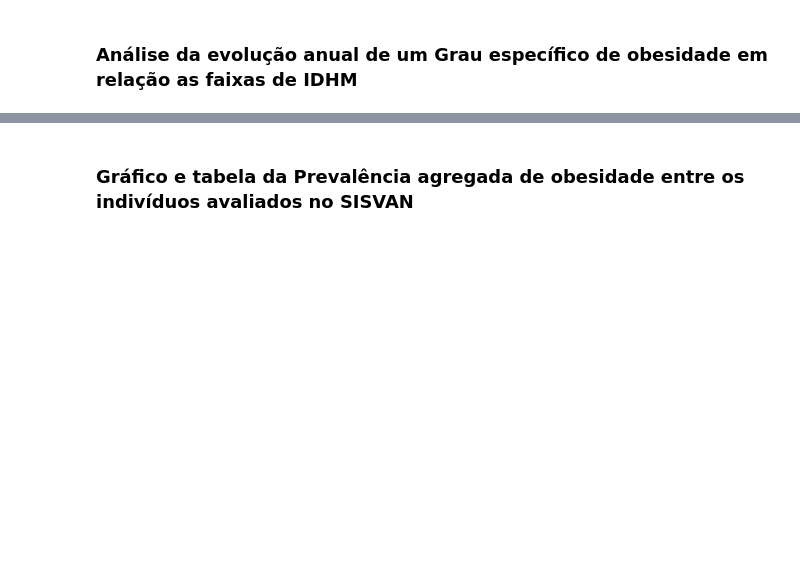
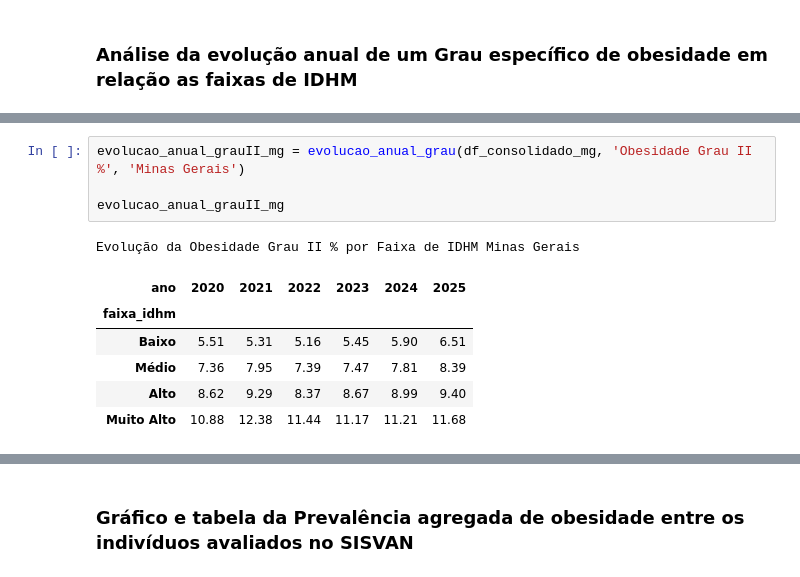
Before and after one commit to CrisEngComp/analise_obesidade_sudeste_brasileiro, a Jupyter notebook: analise_obesidade_funcoes.ipynb, the cells around one changed output, grey strips where cells are left out. Drawn from its saved outputs; the diff is of its cells as text; blank space fills up the shorter version.

```diff
--- a/analise_obesidade_funcoes.ipynb
+++ b/analise_obesidade_funcoes.ipynb
@@ -928 +1280,13 @@ Evolução da Obesidade Grau I % por Faixa de IDHM Minas Gerais
 | Muito Alto | 22.41 | 23.21 | 22.37 | 22.30 | 22.30 | 23.02 |
+# %%
+evolucao_anual_grauII_mg = evolucao_anual_grau(df_consolidado_mg, 'Obesidade Grau II %', 'Minas Gerais')
+
+evolucao_anual_grauII_mg
+# %% [output]
+Evolução da Obesidade Grau II % por Faixa de IDHM Minas Gerais
+| ano | 2020 | 2021 | 2022 | 2023 | 2024 | 2025 |
+| faixa_idhm |  |  |  |  |  |  |
+| Baixo | 5.51 | 5.31 | 5.16 | 5.45 | 5.90 | 6.51 |
+| Médio | 7.36 | 7.95 | 7.39 | 7.47 | 7.81 | 8.39 |
+| Alto | 8.62 | 9.29 | 8.37 | 8.67 | 8.99 | 9.40 |
+| Muito Alto | 10.88 | 12.38 | 11.44 | 11.17 | 11.21 | 11.68 |
```
Also changed, not shown: parts of 91 cells of this notebook.
